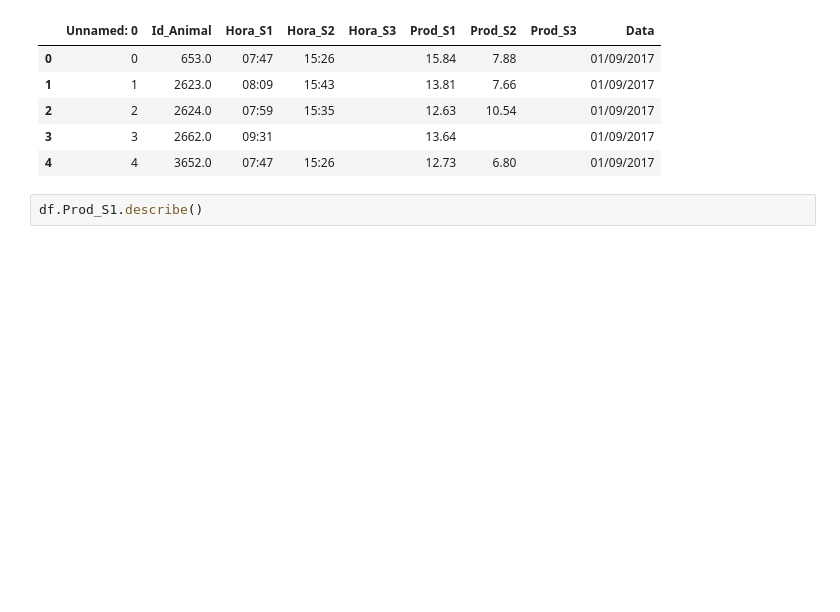
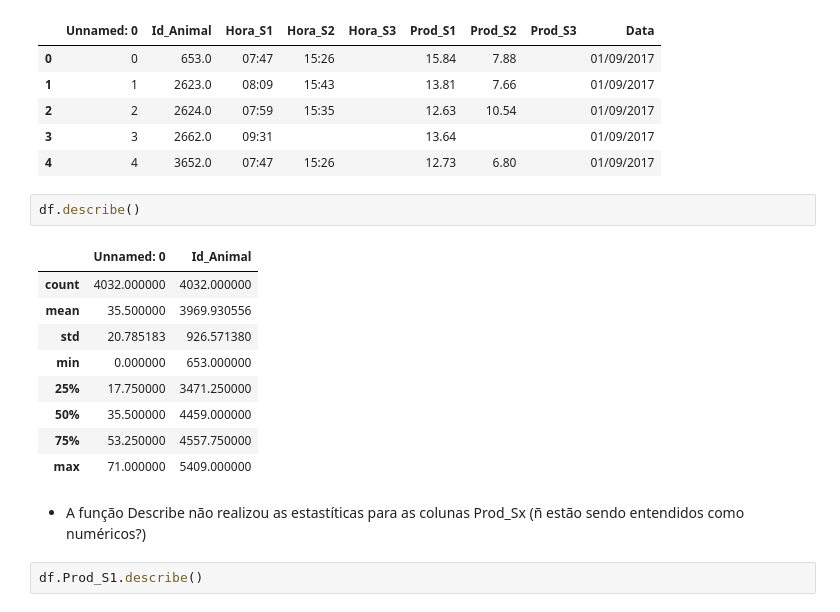
Before and after one commit to InstitutodaVinci3/vancouver, a Jupyter notebook: Producao_Diaria.ipynb, the cells around one changed output. Saved outputs shown, nothing was run; the diff lists cells and outputs as text; blank space fills up the shorter version.

```diff
--- a/Producao_Diaria.ipynb
+++ b/Producao_Diaria.ipynb
@@ -169,6 +169,20 @@ df.head()
 | 2 | 2 | 2624.0 | 07:59 | 15:35 |  | 12.63 | 10.54 |  | 01/09/2017 |
 | 3 | 3 | 2662.0 | 09:31 |  |  | 13.64 |  |  | 01/09/2017 |
 | 4 | 4 | 3652.0 | 07:47 | 15:26 |  | 12.73 | 6.80 |  | 01/09/2017 |
+# %%
+df.describe()
+# %% [output]
+|  | Unnamed: 0 | Id_Animal |
+| count | 4032.000000 | 4032.000000 |
+| mean | 35.500000 | 3969.930556 |
+| std | 20.785183 | 926.571380 |
+| min | 0.000000 | 653.000000 |
+| 25% | 17.750000 | 3471.250000 |
+| 50% | 35.500000 | 4459.000000 |
+| 75% | 53.250000 | 4557.750000 |
+| max | 71.000000 | 5409.000000 |
+# %% [markdown]
+- A função Describe não realizou as estastíticas para as colunas Prod_Sx (ñ estão sendo entendidos como numéricos?)
 # %%
 df.Prod_S1.describe()
 # %% [output]
```
Also changed, not shown: parts of 1 cell of this notebook.
